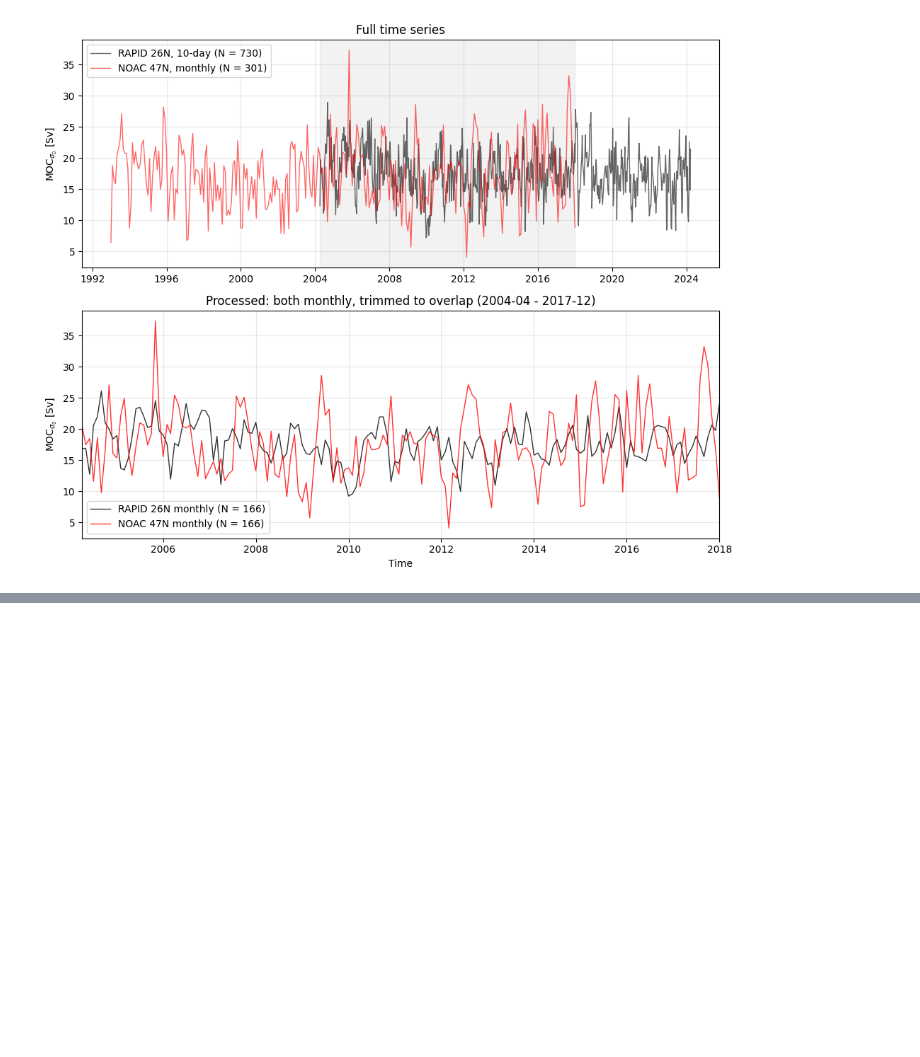
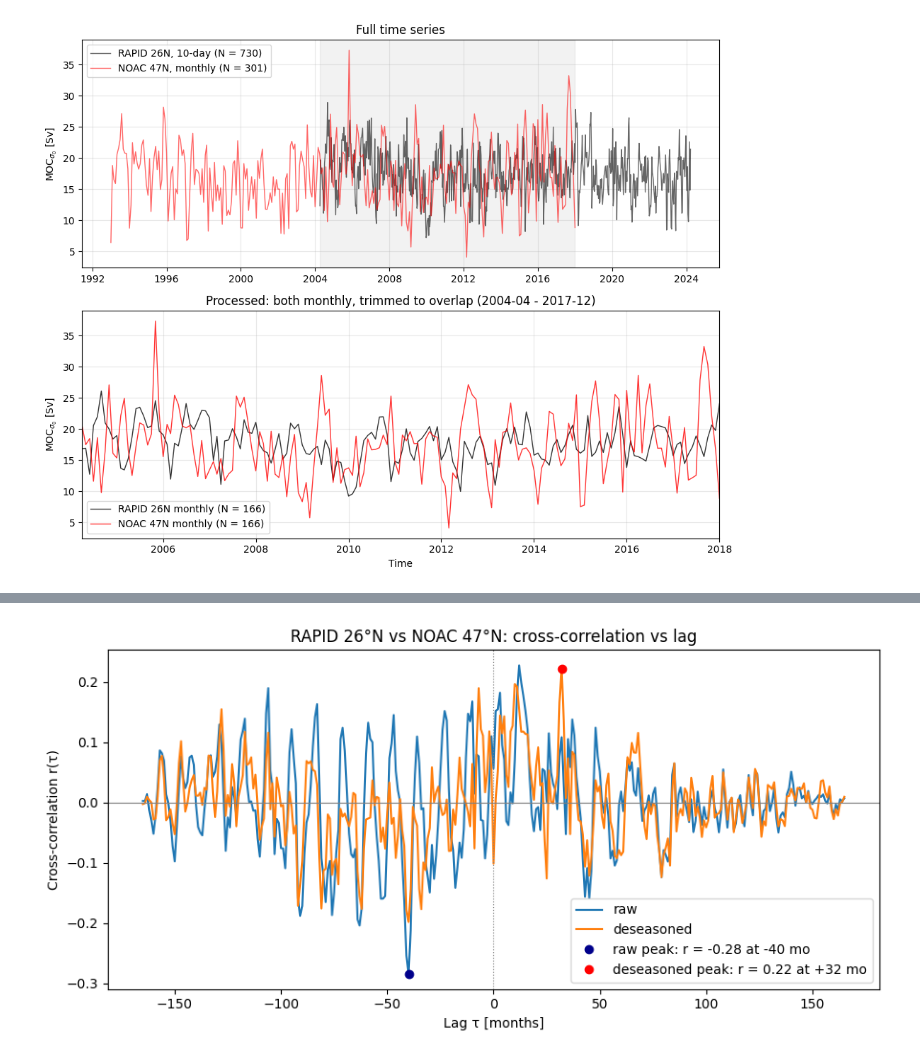
Before and after one commit to stine-fohrmann/data-analysis-assignment2, a Jupyter notebook: notebooks/part2b-series-pair.ipynb, the cells around one changed output, grey strips where cells are left out. Drawn from its saved outputs; the diff is of its cells as text; code cells hidden in the pictures; blank space fills up the shorter version.

```diff
--- a/notebooks/part2b-series-pair.ipynb
+++ b/notebooks/part2b-series-pair.ipynb
@@ -113,0 +155,29 @@ plt.show()
+# %%
+# import numpy as np
+import matplotlib.pyplot as plt
+from scipy import stats as sps
+
+fig, ax = plt.subplots(figsize=(9, 4.5))
+
+# Plot cross-correlation, raw vs deseasonalised
+ax.plot(lags_raw, cc_raw, lw=1.5, color='tab:blue', label='raw')
+ax.plot(lags_deseason, cc_deseason, lw=1.5, color='tab:orange', label='deseasoned')
+
+# Plot zero-crossings
+ax.axhline(0, color='gray', lw=0.8)
+ax.axvline(0, color='gray', lw=0.8, ls=':')
+
+# Highlight peak lag
+ax.plot(lag_peak_raw, r_peak_raw, 'o', color='darkblue', label=f'raw peak: r = {r_peak_raw:.2f} at {lag_peak_raw:+d} mo')
+ax.plot(lag_peak_deseason, r_peak_deseason, 'o', color='red', label=f'deseasoned peak: r = {r_peak_deseason:.2f} at {lag_peak_deseason:+d} mo')
+
+ax.set(xlabel='Lag τ [months]',
+       ylabel='Cross-correlation r(τ)',
+       title='RAPID 26°N vs NOAC 47°N: cross-correlation vs lag')
+ax.legend()
+
+fig.tight_layout()
+plt.savefig('../plots/fig_2b_crosscorr.png', bbox_inches='tight')
+plt.show()
+# %% [output]
+[figure, added]
```
Also changed, not shown: parts of 9 cells of this notebook, 3 other files.
